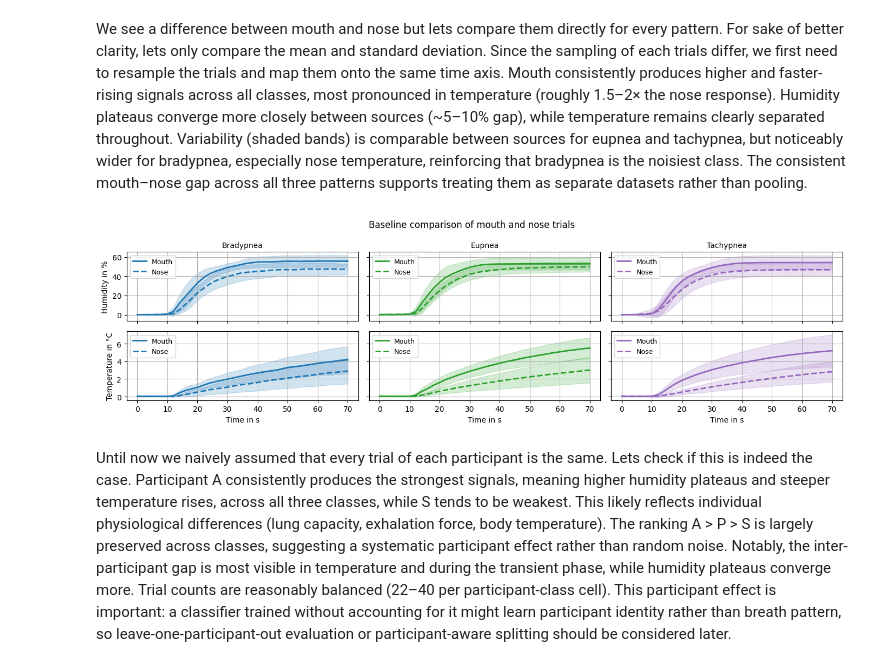
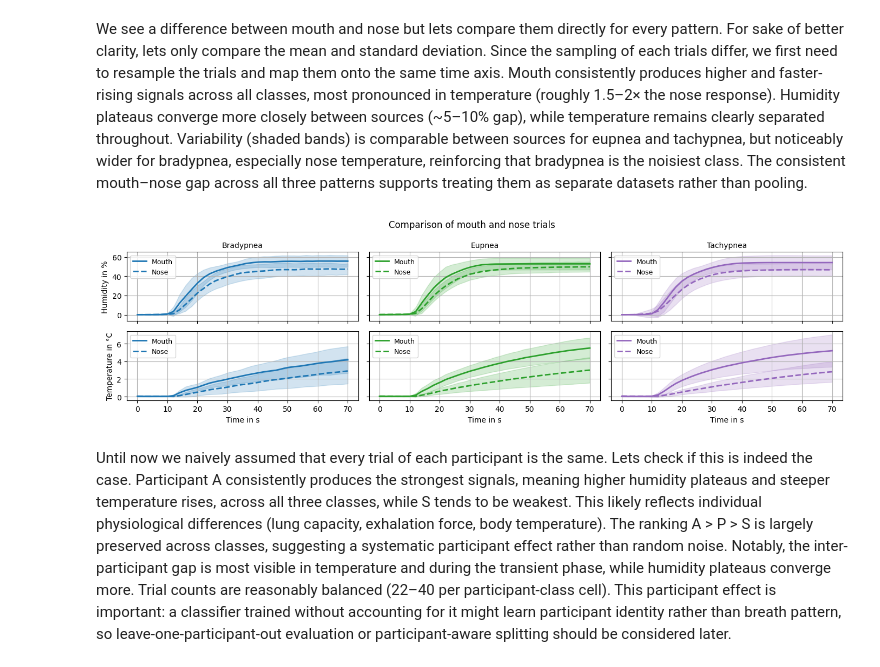
Before and after one commit to leon-rny/neural-network-breath-modeling, a Jupyter notebook: eda.ipynb, the cells around one changed output. Saved outputs shown, nothing was run; the diff lists cells and outputs as text; code cells hidden in the pictures.

```diff
--- a/eda.ipynb
+++ b/eda.ipynb
@@ -94,7 +98,7 @@ for region in ['nose', 'mouth']:
             axes[row, 0].set_ylabel(f'{measurement.capitalize()} in {"%" if measurement == "humidity" else "°C"}')
             ax.grid()
 
-    plt.suptitle(f'All {region} trials — baseline-corrected ({region})')
+    plt.suptitle(f'All {region} trials ({region})')
     plt.tight_layout()
     plt.show()
 # %% [output]
@@ -113,35 +117,35 @@ def resample_trials(trials_df, t_common, measurement_type, baseline_correct=True
         out.append(np.interp(t_common, t, h, left=np.nan, right=np.nan))
     return np.array(out)
 
 t = np.linspace(0, 70, 300)
 
 fig, axes = plt.subplots(2, 3, figsize=(14, 4), sharex=True, sharey='row')
 for col, cls in enumerate(CLASSES):
     for row, measurement in enumerate(['humidity', 'temperature']):
         ax = axes[row, col]
         for region in ['mouth', 'nose']:
             # resample all trials to common time grid
             trials = dataset[(dataset['class'] == cls) & (dataset['region'] == region)]
             trials_resampled = resample_trials(trials, t_common=t, measurement_type=measurement, baseline_correct=True)
 
             # stats
             mean = np.nanmean(trials_resampled, axis=0)
             std = np.nanstd(trials_resampled,  axis=0)
 
             # plot
             ax.plot(t, mean, label=region.capitalize(), color=class_colors[cls], linewidth=2.0, linestyle='-' if region == 'mouth' else '--')
             ax.fill_between(t, mean-std, mean+std, alpha=0.2, color=class_colors[cls])
         axes[0, col].set_title(f'{cls.capitalize()}')
         axes[-1, col].set_xlabel('Time in s')
         axes[row, 0].set_ylabel(f'{measurement.capitalize()} in {"%" if measurement == "humidity" else "°C"}')
         ax.grid()
         ax.legend(loc='upper left')
 
-plt.suptitle('Baseline comparison of mouth and nose trials')
+plt.suptitle('Comparison of mouth and nose trials')
 plt.tight_layout()
 plt.show()
 # %% [output]
-[figure, old version]
+[figure, new version]
 # %% [markdown]
 Until now we naively assumed that every trial of each participant is the same. Lets check if this is indeed the case. Participant A consistently produces the strongest signals, meaning higher humidity plateaus and steeper temperature rises, across all three classes, while S tends to be weakest. This likely reflects individual physiological differences (lung capacity, exhalation force, body temperature). The ranking A > P > S is largely preserved across classes, suggesting a systematic participant effect rather than random noise. Notably, the inter-participant gap is most visible in temperature and during the transient phase, while humidity plateaus converge more. Trial counts are reasonably balanced (22–40 per participant-class cell). This participant effect is important: a classifier trained without accounting for it might learn participant identity rather than breath pattern, so leave-one-participant-out evaluation or participant-aware splitting should be considered later.
 # %%
```
Also changed, not shown: parts of 6 cells of this notebook.
